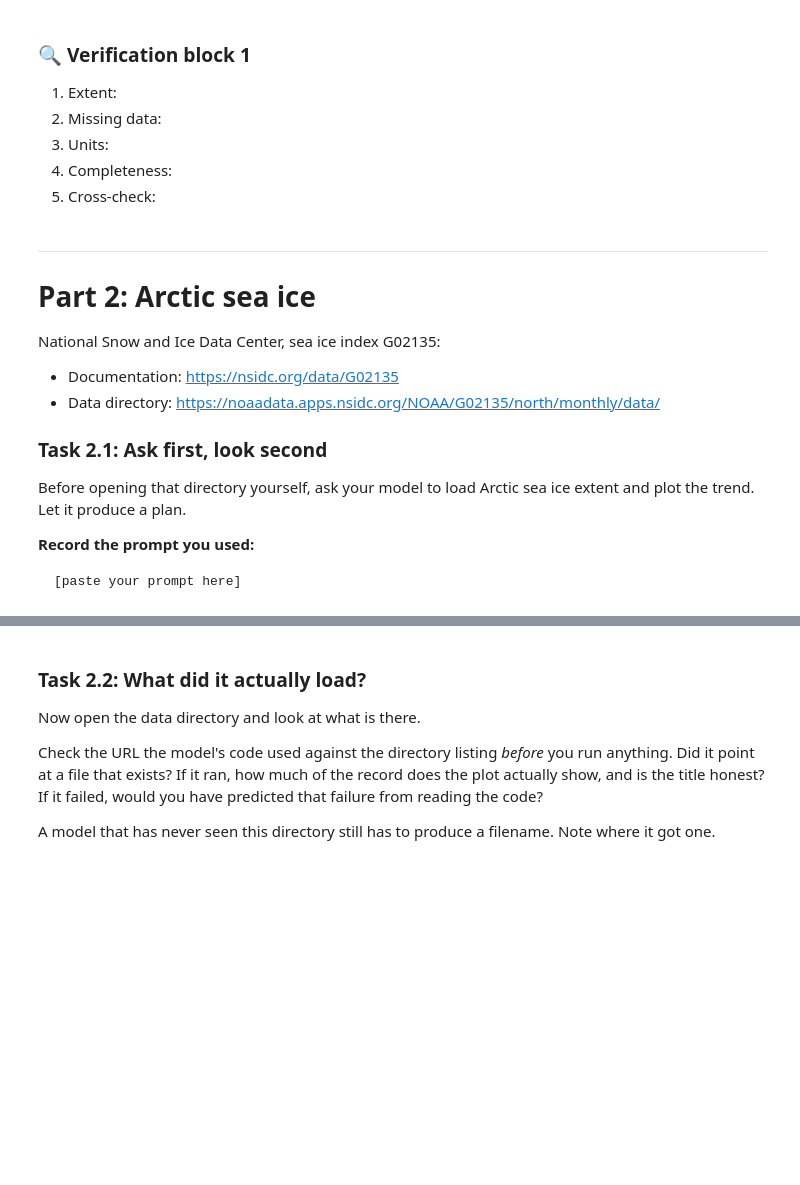
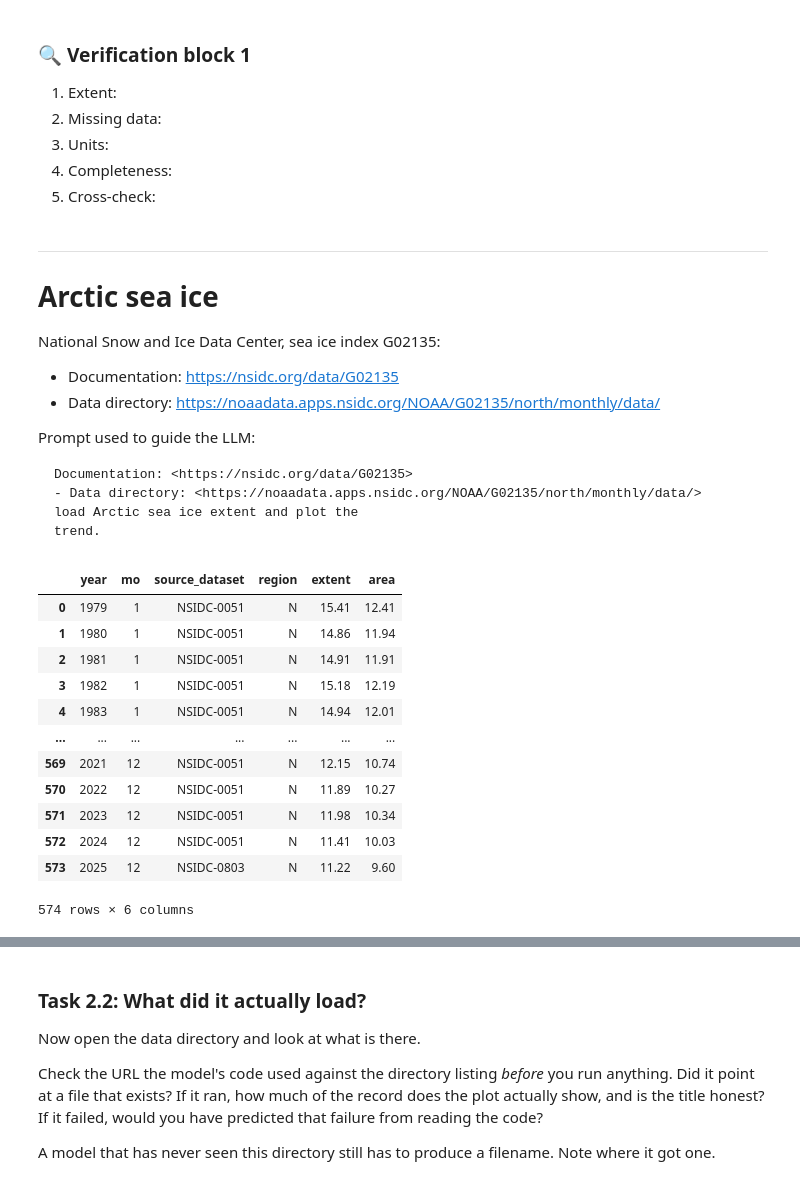
Before and after one commit to espm-157/climate-module-jacobxbackus, a Jupyter notebook: climate.ipynb, the cells around one changed output, grey strips where cells are left out. Saved outputs shown, nothing was run; the diff lists cells and outputs as text; code cells hidden in the pictures; blank space fills up the shorter version.

````diff
--- a/climate.ipynb
+++ b/climate.ipynb
@@ -153,20 +160,42 @@ use `ibis`"?
 # %% [markdown]
 ---
 
-# Part 2: Arctic sea ice
+# Arctic sea ice
 
 National Snow and Ice Data Center, sea ice index G02135:
 
 - Documentation: <https://nsidc.org/data/G02135>
 - Data directory: <https://noaadata.apps.nsidc.org/NOAA/G02135/north/monthly/data/>
 
-### Task 2.1: Ask first, look second
 
-Before opening that directory yourself, ask your model to load Arctic sea ice extent and plot the
-trend. Let it produce a plan.
-
-**Record the prompt you used:**
-
+Prompt used to guide the LLM:
 ```
-[paste your prompt here]
+Documentation: <https://nsidc.org/data/G02135>
+- Data directory: <https://noaadata.apps.nsidc.org/NOAA/G02135/north/monthly/data/>
+load Arctic sea ice extent and plot the
+trend.
 ```
+# %%
+import pandas as pd
+from plotnine import *
+
+base = "https://noaadata.apps.nsidc.org/NOAA/G02135/north/monthly/data/N_{:02d}_extent_v4.0.csv"
+df = pd.concat([pd.read_csv(base.format(mo)) for mo in range(1, 13)], ignore_index=True)
+df.columns = df.columns.str.strip()
+df["extent"] = df["extent"].replace(-9999, float("nan"))
+df["area"] = df["area"].replace(-9999, float("nan"))
+df
+# %% [output]
+|  | year | mo | source_dataset | region | extent | area |
+| 0 | 1979 | 1 | NSIDC-0051 | N | 15.41 | 12.41 |
+| 1 | 1980 | 1 | NSIDC-0051 | N | 14.86 | 11.94 |
+| 2 | 1981 | 1 | NSIDC-0051 | N | 14.91 | 11.91 |
+| 3 | 1982 | 1 | NSIDC-0051 | N | 15.18 | 12.19 |
+| 4 | 1983 | 1 | NSIDC-0051 | N | 14.94 | 12.01 |
+| ... | ... | ... | ... | ... | ... | ... |
+| 569 | 2021 | 12 | NSIDC-0051 | N | 12.15 | 10.74 |
+| 570 | 2022 | 12 | NSIDC-0051 | N | 11.89 | 10.27 |
+| 571 | 2023 | 12 | NSIDC-0051 | N | 11.98 | 10.34 |
+| 572 | 2024 | 12 | NSIDC-0051 | N | 11.41 | 10.03 |
+| 573 | 2025 | 12 | NSIDC-0803 | N | 11.22 | 9.60 |
+574 rows × 6 columns
````
Also changed, not shown: parts of 14 cells of this notebook.
